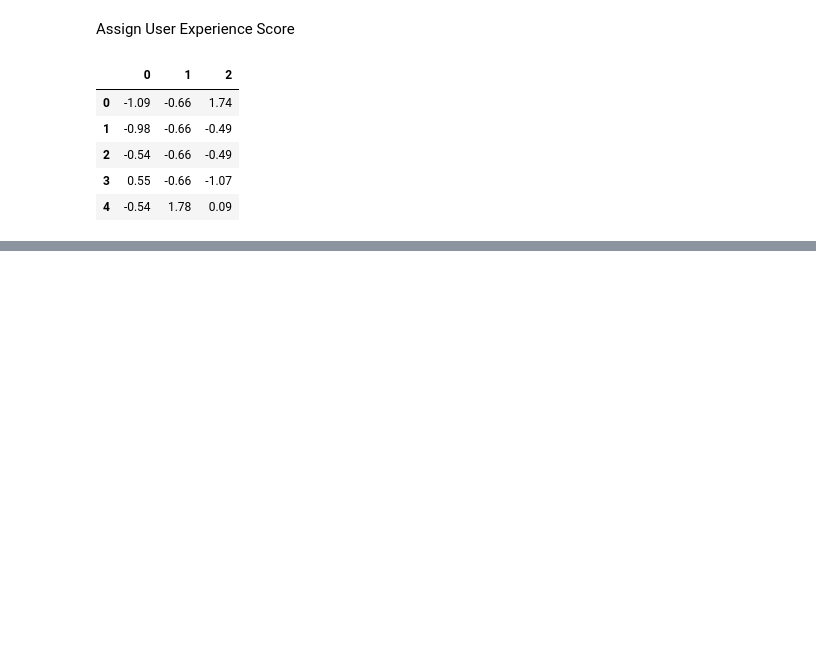
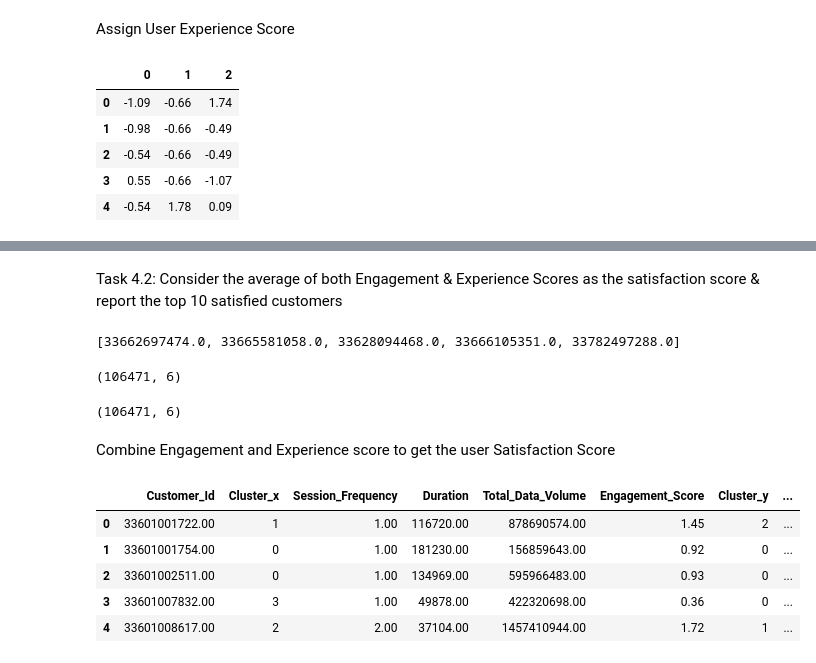
Before and after one commit to yonamg/Telecom-Data-Analysis, a Jupyter notebook: notebook/user_satisfaction_analysis.ipynb, the cells around one changed output, grey strips where cells are left out. Saved outputs shown, nothing was run; the diff lists cells and outputs as text; code cells hidden in the pictures; blank space fills up the shorter version.

```diff
--- a/notebook/user_satisfaction_analysis.ipynb
+++ b/notebook/user_satisfaction_analysis.ipynb
@@ -129,0 +137,7 @@ pd.DataFrame(normalized)
+# %%
+experience_df = customer_experience.set_index('Customer_Id')
+distance = kmeans_expr.fit_transform(normalized_data)
+distance_from_worst_experience = list(
+    map(lambda x: x[worst_experience], distance))
+customer_experience['Experience_Score'] = distance_from_worst_experience
+customer_experience.head(5)
@@ -129,0 +151,34 @@ pd.DataFrame(normalized)
+# %% [markdown]
+Task 4.2:  Consider the average of both Engagement & Experience Scores as the satisfaction score & report the top 10 satisfied customers
+# %%
+# retrieve customers' ID for engagement
+user_id_engage = customer_engagement['Customer_Id'].values
+user_id_exper = customer_experience['Customer_Id'].values
+user_intersection = list(set(user_id_engage).intersection(user_id_exper))
+user_intersection[:5]
+# %% [output]
+[33662697474.0, 33665581058.0, 33628094468.0, 33666105351.0, 33782497288.0]
+# %%
+df_user_engage = customer_engagement[customer_engagement['Customer_Id'].isin(user_intersection)]
+df_user_engage.shape
+# %% [output]
+(106471, 6)
+# %%
+df_user_exper = customer_experience[customer_experience['Customer_Id'].isin(user_intersection)]
+df_user_exper.shape
+# %% [output]
+(106471, 6)
+# %% [markdown]
+Combine Engagement and Experience score to get the user Satisfaction Score
+# %%
+user_df = pd.merge(df_user_engage, df_user_exper, on='Customer_Id')
+user_df['Satisfaction_Score'] = (
+    user_df['Engagement_Score'] + user_df['Experience_Score'])/2
+user_df.head(5)
+# %% [output]
+|  | Customer_Id | Cluster_x | Session_Frequency | Duration | Total_Data_Volume | Engagement_Score | Cluster_y | ... |
+| 0 | 33601001722.00 | 1 | 1.00 | 116720.00 | 878690574.00 | 1.45 | 2 | ... |
+| 1 | 33601001754.00 | 0 | 1.00 | 181230.00 | 156859643.00 | 0.92 | 0 | ... |
+| 2 | 33601002511.00 | 0 | 1.00 | 134969.00 | 595966483.00 | 0.93 | 0 | ... |
+| 3 | 33601007832.00 | 3 | 1.00 | 49878.00 | 422320698.00 | 0.36 | 0 | ... |
+| 4 | 33601008617.00 | 2 | 2.00 | 37104.00 | 1457410944.00 | 1.72 | 1 | ... |
```
Also changed, not shown: parts of 5 cells of this notebook.
